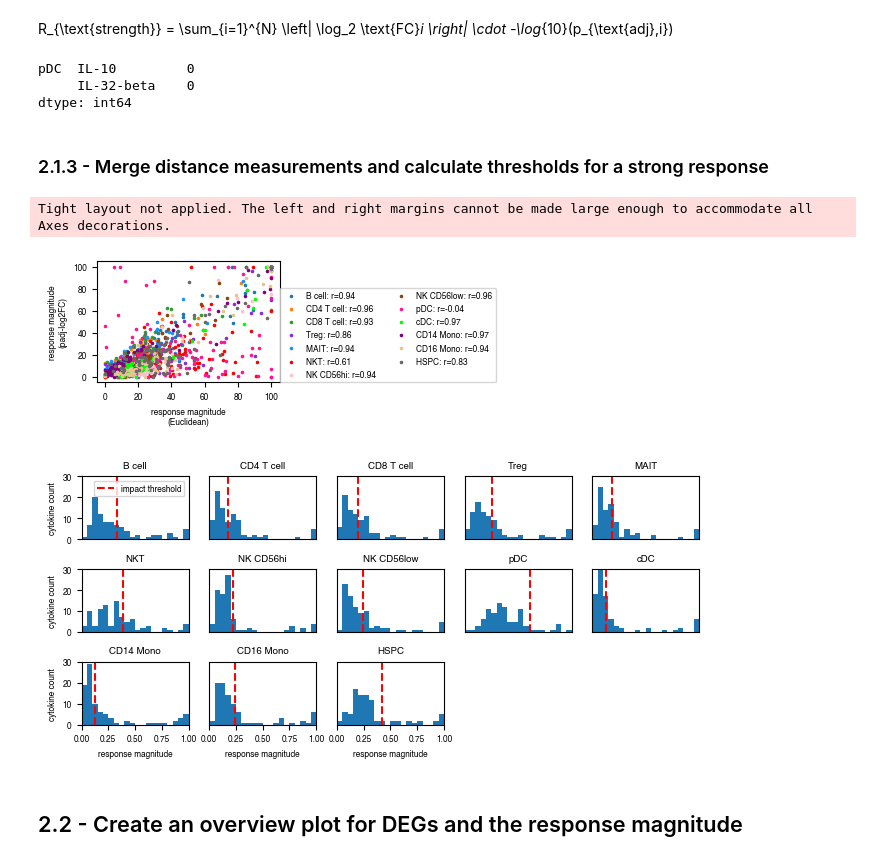
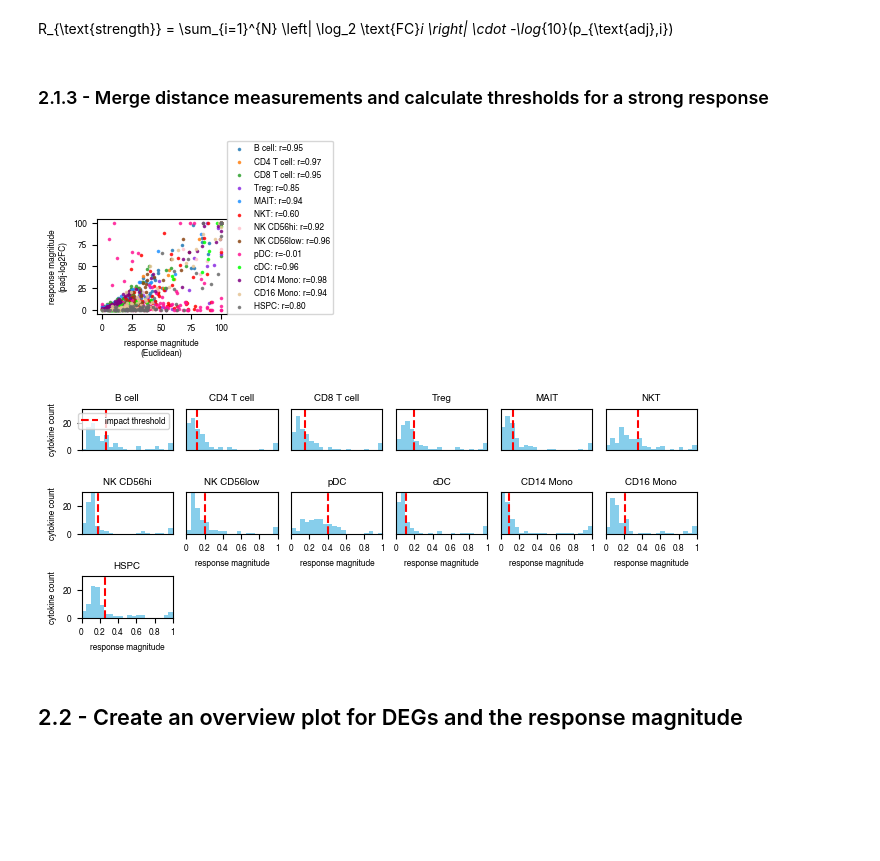
Before and after one commit to theislab/HumanCytokineDict, a Jupyter notebook: code_lukas/cytokine_analysis_LO.ipynb, the cells around one changed output. Drawn from its saved outputs; the diff is of its cells as text; code cells hidden in the pictures; blank space fills up the shorter version.

```diff
--- a/code_lukas/cytokine_analysis_LO.ipynb
+++ b/code_lukas/cytokine_analysis_LO.ipynb
@@ -520,9 +551,0 @@ spatial_gene_set = pd.read_csv("../annotations/spatial_genes.csv")["gene_name"].
-# %%
-cytokine_genes = cytokine_info_parse["gene"]
-cytokine_genes_in_spatial = []
-for gene in cytokine_genes:
-    gene = gene.split(", ")
-    present = all([g in spatial_gene_set for g in gene])
-    if present:
-        cytokine_genes_in_spatial.append(', '.join(gene) if len(gene) > 1 else gene[0])
-print(len(cytokine_genes_in_spatial))
@@ -541,7 +578,9 @@ os.makedirs(plot_folder, exist_ok=True)
 from scipy.spatial.distance import euclidean
 from scipy.stats import mstats
 
-def compute_response_euclidean_distance(df, cell_type, cytokine, control="PBS"):
+def compute_response_euclidean_distance(df, cell_type, cytokine, control="PBS",
+                                        dropna=False, min_genes=None, print_min_gene_warning=False,
+                                        length_norm=False):
     """
     Compute the Euclidean distance between the treatment and control cytokine response for a given cell type.
 
@@ -557,9 +596,24 @@ def compute_response_euclidean_distance(df, cell_type, cytokine, control="PBS"):
     df_treatment = df.loc[:, (cell_type, cytokine)]
     df_control = df.loc[:, (cell_type, control)]
 
+    if dropna:
+        df_treatment = df_treatment.dropna()
+        df_control = df_control.dropna()
+
+    common_index = df_treatment.index.intersection(df_control.index)
+    df_treatment = df_treatment.loc[common_index]
+    df_control = df_control.loc[common_index]
+
     # compute distance
+    if min_genes is not None:
+        if len(common_index) < min_genes:
+            if print_min_gene_warning:
+                print(f"Not enough genes for {cell_type} {cytokine}")
+            return np.nan
+
     distance = euclidean(df_treatment.values.flatten(), df_control.values.flatten())
-
+    if length_norm:
+        distance = distance / np.sqrt(len(df_treatment))
     return distance
 
 def winsorize_and_normalize_distances(distances: pd.Series):
@@ -584,22 +638,19 @@ def winsorize_and_normalize_distances(distances: pd.Series):
     return normalized_distances
 # %%
 all_normalized_euclidean_distances = {}
-average_norm_sum_gene_count_df_log = np.log2(average_norm_sum_gene_count_df + 1)
-
 for cell_type in ALL_CELL_TYPES:
     distances = {}
 
     # get the inclusive filter and average normalized log2 data
-    all_inclusive_filter = inclusive_filters_by_cell_type[cell_type]
-    average_norm_filter = average_norm_sum_gene_count_df_log.loc[all_inclusive_filter, :]
+    all_inclusive_filter = inclusive_filters_by_cell_type[cell_type] # this probably does very little
+    average_norm_filter = np.log2(average_norm_sum_gene_count_df.loc[all_inclusive_filter, :] + 1)
 
     for cytokine in CYTOKINE_ORDER:
         distance = compute_response_euclidean_distance(average_norm_filter, cell_type, cytokine)
         distances[cytokine] = distance
+
     distances_series = pd.Series(distances)
-
     all_normalized_euclidean_distances[cell_type] = winsorize_and_normalize_distances(distances_series)
-
 all_normalized_euclidean_distances = pd.DataFrame(all_normalized_euclidean_distances)
 # %%
 %%capture output
@@ -638,11 +688,3 @@ all_logfoldchange_padj_distances = all_logfoldchange_padj_distances.loc[CYTOKINE
 for cell_type in ALL_CELL_TYPES:
     distances_series = all_logfoldchange_padj_distances[cell_type]
     all_logfoldchange_padj_distances[cell_type] = winsorize_and_normalize_distances(distances_series)
-# %%
-test = edger_df_log2FoldChange.notna().sum()
-test = test[test < 500]
-test
-# %% [output]
-pDC  IL-10         0
-     IL-32-beta    0
-dtype: int64
@@ -664,26 +691,25 @@ fig.show()
 # %% [markdown]
 ### 2.1.3 - Merge distance measurements and calculate thresholds for a strong response
 # %%
-plt.figure(figsize=cm_to_inches((6, 4)))
+plt.figure(figsize=cm_to_inches((5, 4)))
 for cell_type in ALL_CELL_TYPES:
     r = np.corrcoef(all_normalized_euclidean_distances[cell_type],
                 all_logfoldchange_padj_distances[cell_type])
     plt.scatter(all_normalized_euclidean_distances[cell_type],
                 all_logfoldchange_padj_distances[cell_type],
                 label=f"{cell_type}: r={r[0, 1]:.2f}",
                 color=CELL_TYPE_COLORS[cell_type],
                 s = 2.5,
-                alpha=1)
+                alpha=0.75)
 
 plt.xlabel("response magnitude\n(Euclidean)")
 plt.ylabel("response magnitude\n(padj-log2FC)")
-plt.legend(loc=[1,0], fontsize=6, ncol=2)
 plt.tight_layout()
+plt.legend(loc=[1,0], fontsize=6, ncol=1)
 for format in ["png", "svg"]:
     plt.savefig(os.path.join(plot_folder, f"2_normalized_distance_comparison.{format}"), bbox_inches="tight", dpi=300)
 # %% [output]
-Tight layout not applied. The left and right margins cannot be made large enough to accommodate all Axes decorations.
-[figure, old version]
+[figure, new version]
 # %%
 # merge the two distance measurements
 all_normalized_distances_mean = (all_normalized_euclidean_distances + all_logfoldchange_padj_distances) / 200
@@ -734,23 +756,25 @@ strong_impact_by_cell_type = pd.DataFrame(strong_impact_by_cell_type, index=all_
 # %%
 # Create a figure with subplots arranged in a grid
 n_cell_types = len(ALL_CELL_TYPES)
-n_rows = 3
-n_cols = 5
-fig, axes = plt.subplots(n_rows, n_cols, figsize=cm_to_inches((17, 8)))
+n_rows = 3 if not alt_flag else 4
+n_cols = 6
+fig, axes = plt.subplots(n_rows, n_cols, figsize=cm_to_inches((17, 7)))
 
 # Flatten axes array for easier iteration
 axes_flat = axes.flatten()
 
 for idx, cell_type in enumerate(ALL_CELL_TYPES):
     ax = axes_flat[idx]
-    ax.hist(all_normalized_distances_mean[cell_type].values, bins=np.arange(0, 1.05, 0.05))
+    ax.hist(all_normalized_distances_mean[cell_type].values, bins=np.arange(0, 1.05, 0.05), color='skyblue')
     ax.axvline(magnitude_threshold_by_cell_type[cell_type], color="red", linestyle="--", label="impact threshold" if idx == 0 else "")
     if idx % n_cols == 0:  # Only show y-label on leftmost plots
         ax.set_ylabel("cytokine count")
     else:
         ax.set_yticks([])
-    if idx >= n_cols * (n_rows-1):  # Only show x-label on bottom plots
+    if idx >= len(ALL_CELL_TYPES) - n_cols:  # Only show x-label on bottom plots
         ax.set_xlabel("response magnitude")
+        ax.set_xticks([0, 0.2, 0.4, 0.6, 0.8, 1])
+        ax.set_xticklabels(['0', '0.2', '0.4', '0.6', '0.8', '1'])
     else:
         ax.set_xticks([])
     ax.set_title(cell_type, fontsize=7)
@@ -769,7 +793,7 @@ plt.tight_layout()
 for format in ["png", "svg"]:
     plt.savefig(os.path.join(plot_folder, f"2_distance_distributions.{format}"), bbox_inches="tight", dpi=300)
 # %% [output]
-[figure, old version]
+[figure, new version]
 # %%
 all_normalized_distances_mean.to_csv(os.path.join(output_tables_folder, "2_response_magnitudes.csv"))
 strong_impact_by_cell_type.to_csv(os.path.join(output_tables_folder, "2_strong_impact.csv"))
```
Also changed, not shown: parts of 283 cells of this notebook, 10 other files.
